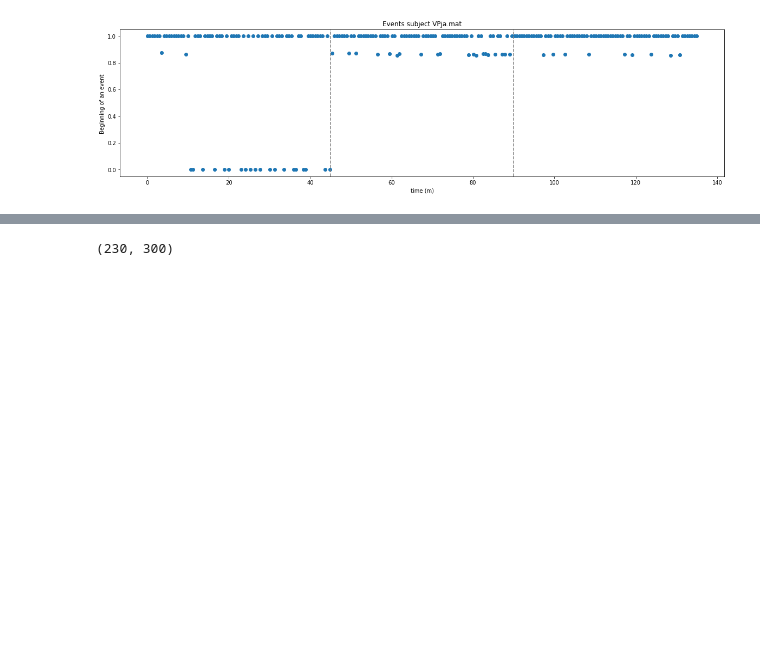
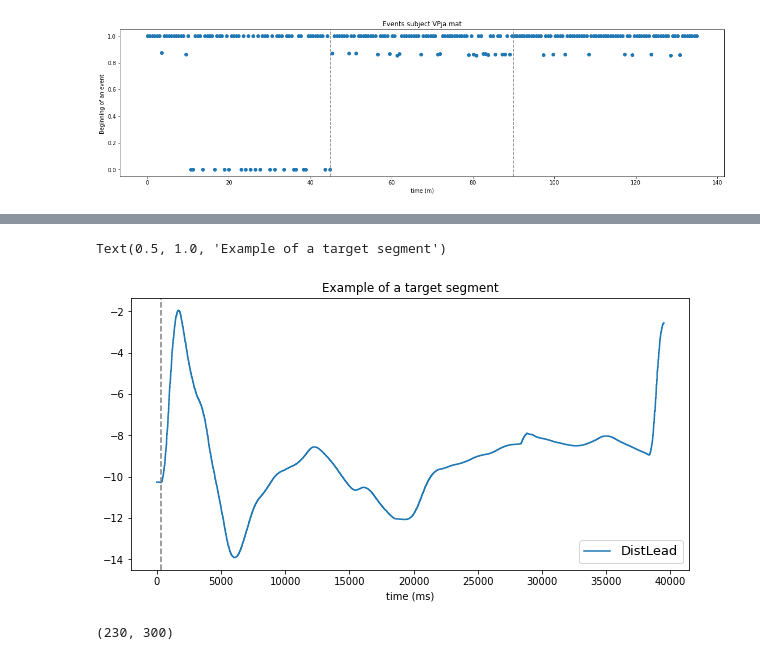
Before and after one commit to cobando/EmergencyBraking, a Jupyter notebook: Notebooks/ExploringOneSubjectData.ipynb, the cells around one changed output, grey strips where cells are left out. Drawn from its saved outputs; the diff is of its cells as text; code cells hidden in the pictures; blank space fills up the shorter version.

```diff
--- a/Notebooks/ExploringOneSubjectData.ipynb
+++ b/Notebooks/ExploringOneSubjectData.ipynb
@@ -130,3 +139,19 @@ Text(0.5, 1.0, 'Example of a target segment')
+# %%
+event_index = 0 # Index of an event
+ts_i = 60 # Target segment interval intial point
+ts_f = events_y[1] - events_y[0] +240#240 # Target segment interval intial point
+event_tiem = events_y[event_index]
+plt.figure(figsize=(10,5))
+x1 = np.linspace(start = 0, stop =(ts_i+ts_f)*5, num =(ts_i+ts_f))
+
+plt.plot(x1,x[64,event_tiem-ts_i:event_tiem+ts_f], label = "DistLead")
+plt.axvline(x=ts_i*5, color='gray', linestyle='--')
+plt.xlabel("time (ms)")
+plt.legend(fontsize=13)
+plt.title("Example of a target segment")
+# %% [output]
+Text(0.5, 1.0, 'Example of a target segment')
+[figure, added]
 # %%
 # Construct matrix with all target segments for channel chn_name
 ts_i = 60 # Target segment interval intial point -> corresponds to 300ms
```
Also changed, not shown: parts of 40 cells of this notebook, 8 other files.
